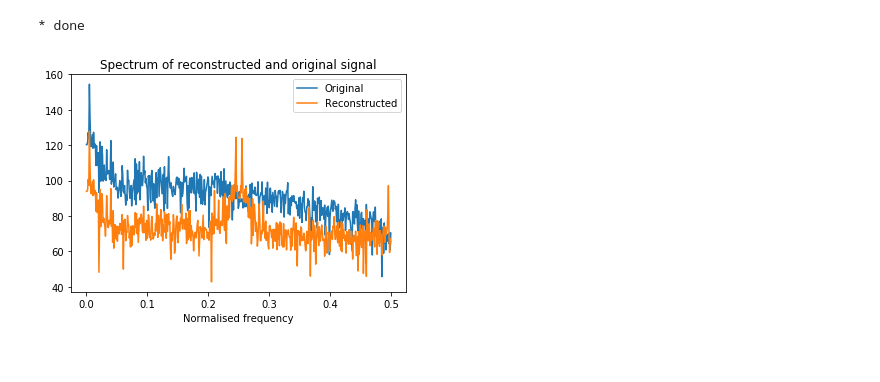
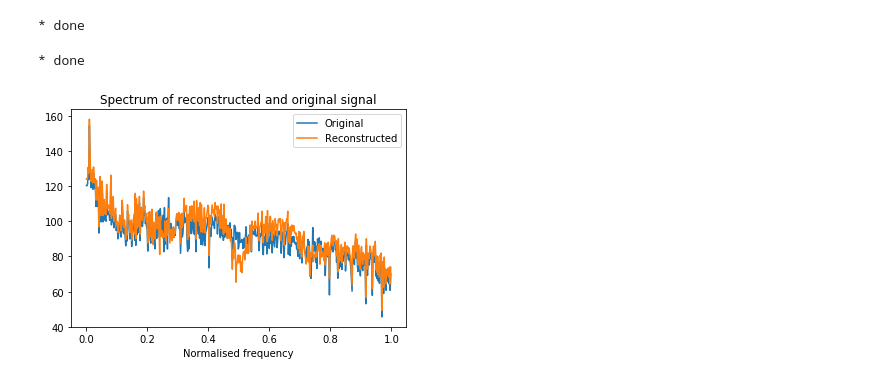
Before and after one commit to jole6826/MRSP, a Jupyter notebook: MRSP_sem3.ipynb, the cells around one changed output. Cells and saved outputs as stored; diff of their text form; code cells hidden in the pictures.

```diff
--- a/MRSP_sem3.ipynb
+++ b/MRSP_sem3.ipynb
@@ -122,7 +169,7 @@ plt.show()
 # %% [markdown]
 Use filterbank on audio signal and downsample
 # %%
-decomposed = [np.convolve(h,audio,mode='full') for h in FB]
+decomposed = [np.convolve(h,audio,mode='full') for h in fb]
 downsampledBands = [s[::nSubbands] for s in decomposed]
 # %%
 for s in decomposed:
@@ -142,7 +189,8 @@ i = 1
 fs_ds = int(fs/nSubbands)
 for band in downsampledBands:
     print("Playing {}th subband.".format(i))
-    sound.sound(band,fs_ds)
+    band_norm = 32768 * band / max(abs(band))
+    sound.sound(band_norm,fs_ds)
     i += 1
 # %% [output]
 Playing 1th subband.
@@ -173,27 +221,32 @@ for zBand, dsBand in zip(zeroBands, downsampledBands):
     zBand[::4] = dsBand
     usBands.append(zBand)
 
-filterdUs = [np.convolve(h,band,mode='full') for h,band in zip(FB, usBands)]
+filterdUs = [np.convolve(h,band,mode='full') for h,band in zip(fb, usBands)]
 # %%
 recon = np.zeros_like(filterdUs[0])
 for band in filterdUs:
     recon += band
+recon = 32768 * recon / max(abs(recon))
 sound.sound(recon,fs)
 # %% [output]
 * done
+# %%
+sound.sound(audio, fs)
+# %% [output]
+* done
 # %%
 wOriginal, hOriginal = sig.freqz(audio)
-plt.plot(wOriginal/(np.pi*2),20*np.log10(np.abs(hOriginal)))
+plt.plot(wOriginal/(np.pi),20*np.log10(np.abs(hOriginal)))
 
 w,H = sig.freqz(recon)
-plt.plot(w/(np.pi*2),20*np.log10(np.abs(H)))
+plt.plot(w/(np.pi),20*np.log10(np.abs(H)))
 
 plt.title('Spectrum of reconstructed and original signal')
 plt.xlabel('Normalised frequency')
 plt.legend(['Original', 'Reconstructed'])
 plt.show()
 # %% [output]
-[figure, old version]
+[figure, new version]
 # %%
 print(FB[0].shape)
 # %% [output]
```
Also changed, not shown: parts of 24 cells of this notebook, 2 other files.
